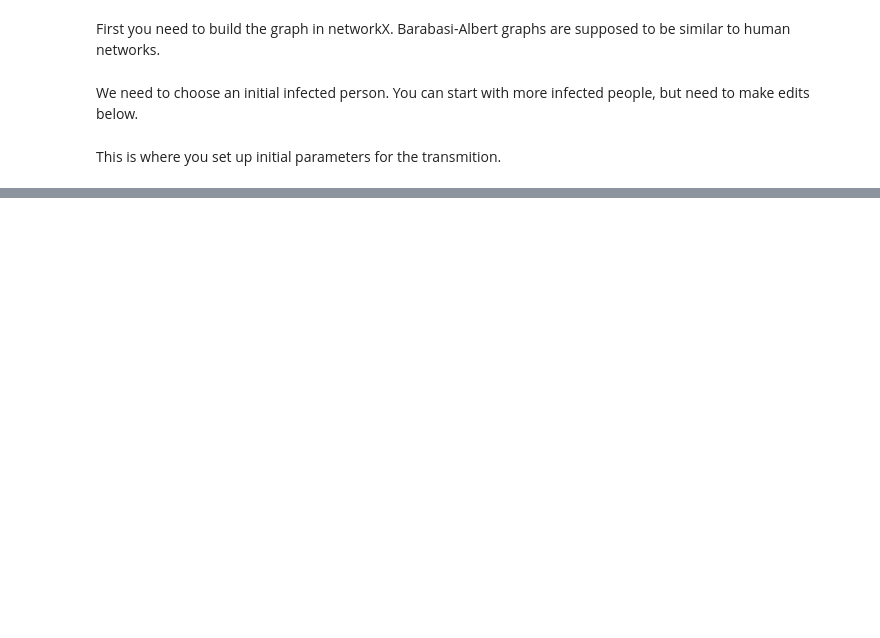
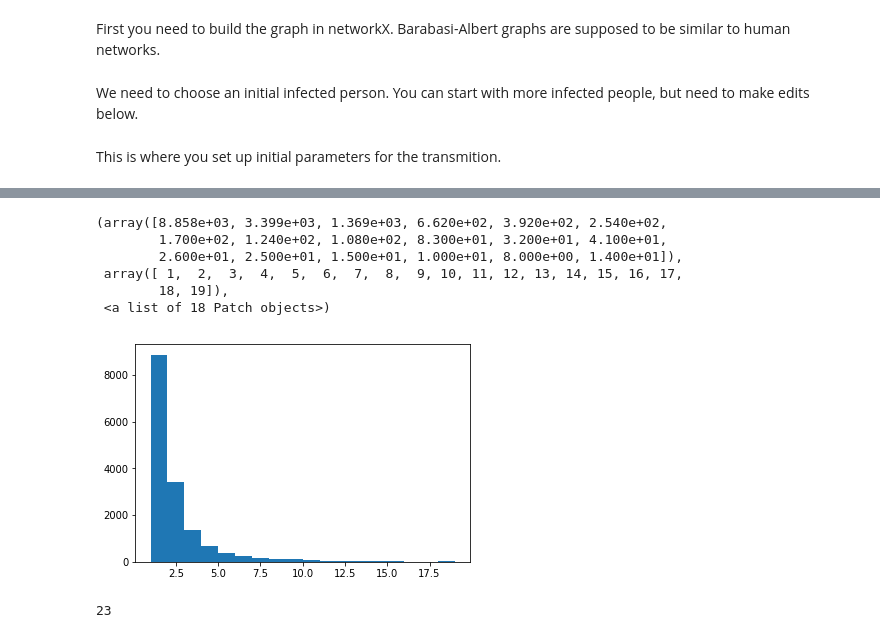
Before and after one commit to mkspillane/Infection, a Jupyter notebook: Infection.ipynb, the cells around one changed output, grey strips where cells are left out. Drawn from its saved outputs; the diff is of its cells as text; code cells hidden in the pictures; blank space fills up the shorter version.

```diff
--- a/Infection.ipynb
+++ b/Infection.ipynb
@@ -103,0 +174,17 @@ plt.plot(cured)
+# %%
+Nfect = nx.get_node_attributes(pop,'N_infect')
+nfect = np.array(list(Nfect.values()))
+# %%
+plt.hist(nfect[nfect>0],bins = np.arange(1,20))
+# %% [output]
+(array([8.858e+03, 3.399e+03, 1.369e+03, 6.620e+02, 3.920e+02, 2.540e+02,
+        1.700e+02, 1.240e+02, 1.080e+02, 8.300e+01, 3.200e+01, 4.100e+01,
+        2.600e+01, 2.500e+01, 1.500e+01, 1.000e+01, 8.000e+00, 1.400e+01]),
+ array([ 1,  2,  3,  4,  5,  6,  7,  8,  9, 10, 11, 12, 13, 14, 15, 16, 17,
+        18, 19]),
+ <a list of 18 Patch objects>)
+[figure, added]
+# %%
+nfect.max()
+# %% [output]
+23
```
Also changed, not shown: parts of 10 cells of this notebook, 5 other files.
